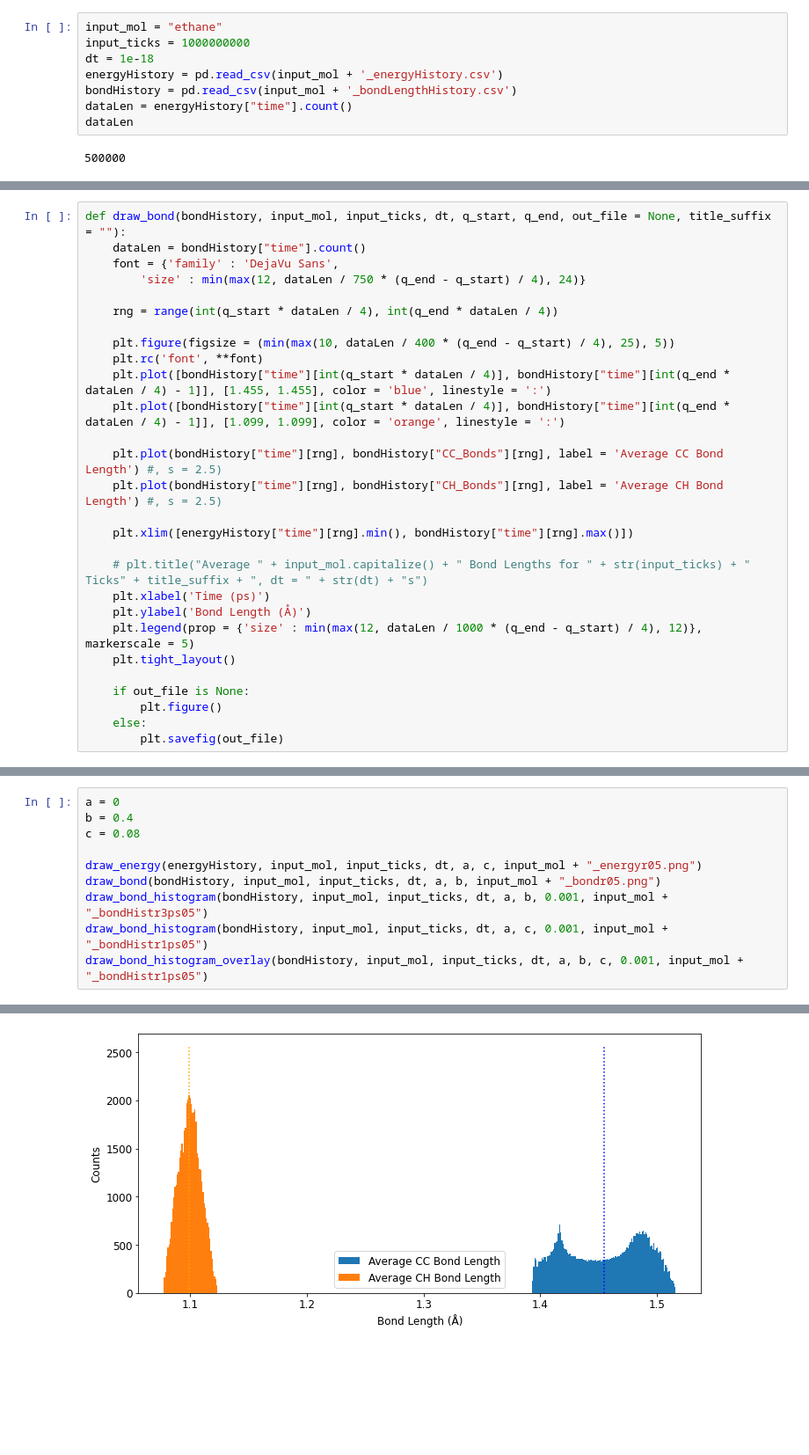
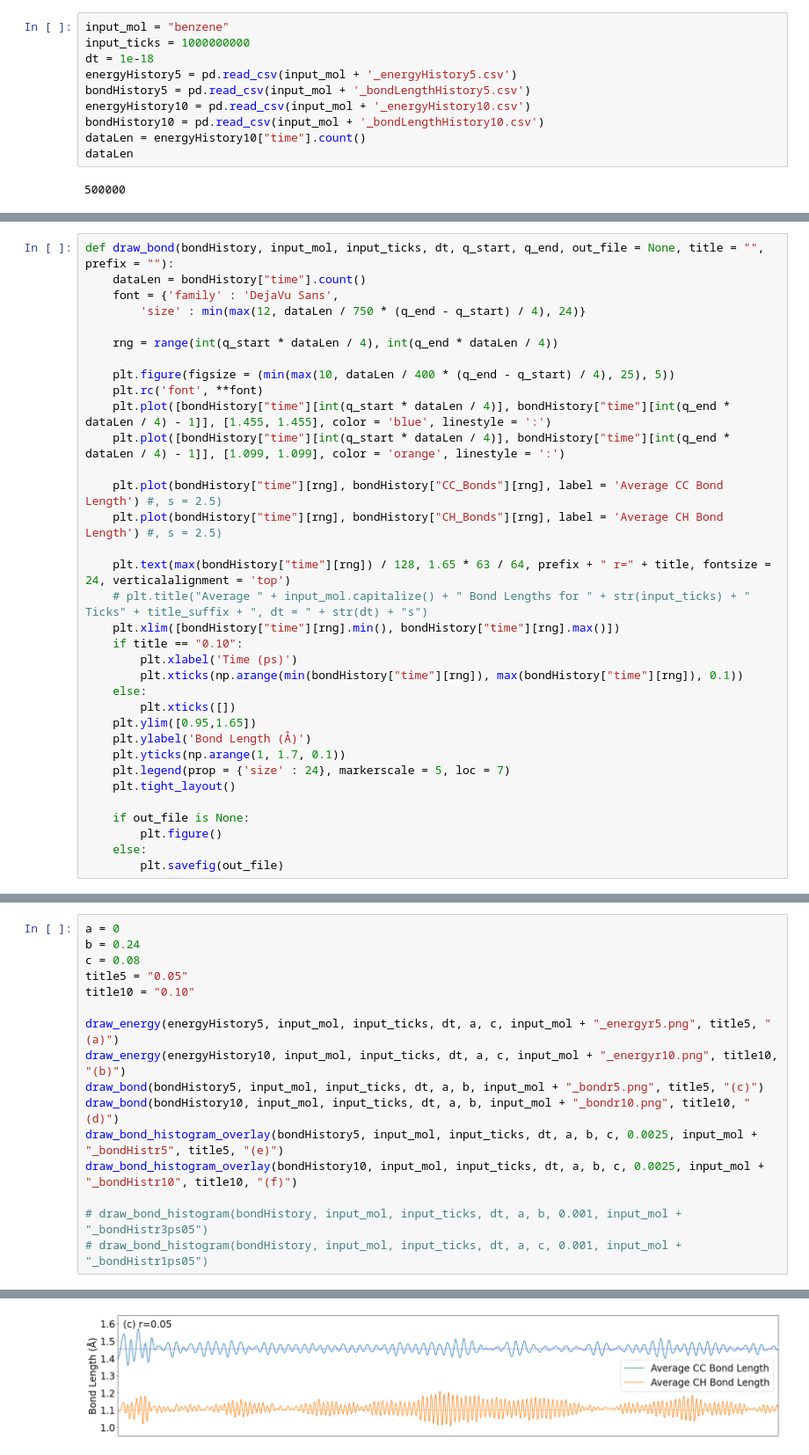
Before and after one commit to f4t4nt/molecular-simulation, a Jupyter notebook: mol_notebook.ipynb, the cells around one changed output, grey strips where cells are left out. Shown at 88% size. Drawn from its saved outputs; the diff is of its cells as text; blank space fills up the shorter version.

Commit message:
Fixed graphing in JupyterNotebook.

```diff
--- a/mol_notebook.ipynb
+++ b/mol_notebook.ipynb
@@ -13,12 +13,14 @@ import pickle as pl
 import random as rand
 import time as time
 # %%
-input_mol = "ethane"
+input_mol = "benzene"
 input_ticks = 1000000000
 dt = 1e-18
-energyHistory = pd.read_csv(input_mol + '_energyHistory.csv')
-bondHistory = pd.read_csv(input_mol + '_bondLengthHistory.csv')
-dataLen = energyHistory["time"].count()
+energyHistory5 = pd.read_csv(input_mol + '_energyHistory5.csv')
+bondHistory5 = pd.read_csv(input_mol + '_bondLengthHistory5.csv')
+energyHistory10 = pd.read_csv(input_mol + '_energyHistory10.csv')
+bondHistory10 = pd.read_csv(input_mol + '_bondLengthHistory10.csv')
+dataLen = energyHistory10["time"].count()
 dataLen
 # %% [output]
 500000
@@ -51,7 +59,7 @@ def draw_energy(energyHistory, input_mol, input_ticks, dt, q_start, q_end, out_f
     else:
         plt.savefig(out_file)
 # %%
-def draw_bond(bondHistory, input_mol, input_ticks, dt, q_start, q_end, out_file = None, title_suffix = ""):
+def draw_bond(bondHistory, input_mol, input_ticks, dt, q_start, q_end, out_file = None, title = "", prefix = ""):
     dataLen = bondHistory["time"].count()
     font = {'family' : 'DejaVu Sans',
         'size' : min(max(12, dataLen / 750 * (q_end - q_start) / 4), 24)}
@@ -66,12 +74,18 @@ def draw_bond(bondHistory, input_mol, input_ticks, dt, q_start, q_end, out_file
     plt.plot(bondHistory["time"][rng], bondHistory["CC_Bonds"][rng], label = 'Average CC Bond Length') #, s = 2.5)
     plt.plot(bondHistory["time"][rng], bondHistory["CH_Bonds"][rng], label = 'Average CH Bond Length') #, s = 2.5)
 
-    plt.xlim([energyHistory["time"][rng].min(), bondHistory["time"][rng].max()])
-
+    plt.text(max(bondHistory["time"][rng]) / 128, 1.65 * 63 / 64, prefix + " r=" + title, fontsize = 24, verticalalignment = 'top')
     # plt.title("Average " + input_mol.capitalize() + " Bond Lengths for " + str(input_ticks) + " Ticks" + title_suffix + ", dt = " + str(dt) + "s")
-    plt.xlabel('Time (ps)')
+    plt.xlim([bondHistory["time"][rng].min(), bondHistory["time"][rng].max()])
+    if title == "0.10":
+        plt.xlabel('Time (ps)')
+        plt.xticks(np.arange(min(bondHistory["time"][rng]), max(bondHistory["time"][rng]), 0.1))
+    else:
+        plt.xticks([])
+    plt.ylim([0.95,1.65])
     plt.ylabel('Bond Length (Å)')
-    plt.legend(prop = {'size' : min(max(12, dataLen / 1000 * (q_end - q_start) / 4), 12)}, markerscale = 5)
+    plt.yticks(np.arange(1, 1.7, 0.1))
+    plt.legend(prop = {'size' : 24}, markerscale = 5, loc = 7)
     plt.tight_layout()
 
     if out_file is None:
@@ -151,12 +172,18 @@ def draw_bond_histogram_overlay(bondHistory, input_mol, input_ticks, dt, q_start
         plt.savefig(out_file)
 # %%
 a = 0
-b = 0.4
+b = 0.24
 c = 0.08
+title5 = "0.05"
+title10 = "0.10"
 
-draw_energy(energyHistory, input_mol, input_ticks, dt, a, c, input_mol + "_energyr05.png")
-draw_bond(bondHistory, input_mol, input_ticks, dt, a, b, input_mol + "_bondr05.png")
-draw_bond_histogram(bondHistory, input_mol, input_ticks, dt, a, b, 0.001, input_mol + "_bondHistr3ps05")
-draw_bond_histogram(bondHistory, input_mol, input_ticks, dt, a, c, 0.001, input_mol + "_bondHistr1ps05")
-draw_bond_histogram_overlay(bondHistory, input_mol, input_ticks, dt, a, b, c, 0.001, input_mol + "_bondHistr1ps05")
+draw_energy(energyHistory5, input_mol, input_ticks, dt, a, c, input_mol + "_energyr5.png", title5, "(a)")
+draw_energy(energyHistory10, input_mol, input_ticks, dt, a, c, input_mol + "_energyr10.png", title10, "(b)")
+draw_bond(bondHistory5, input_mol, input_ticks, dt, a, b, input_mol + "_bondr5.png", title5, "(c)")
+draw_bond(bondHistory10, input_mol, input_ticks, dt, a, b, input_mol + "_bondr10.png", title10, "(d)")
+draw_bond_histogram_overlay(bondHistory5, input_mol, input_ticks, dt, a, b, c, 0.0025, input_mol + "_bondHistr5", title5, "(e)")
+draw_bond_histogram_overlay(bondHistory10, input_mol, input_ticks, dt, a, b, c, 0.0025, input_mol + "_bondHistr10", title10, "(f)")
+
+# draw_bond_histogram(bondHistory, input_mol, input_ticks, dt, a, b, 0.001, input_mol + "_bondHistr3ps05")
+# draw_bond_histogram(bondHistory, input_mol, input_ticks, dt, a, c, 0.001, input_mol + "_bondHistr1ps05")
 # %% [output]
@@ -165 +192 @@ draw_bond_histogram_overlay(bondHistory, input_mol, input_ticks, dt, a, b, c, 0.
-[figure, old version]
+[figure, new version]
```
Also changed, not shown: parts of 4 cells of this notebook.
